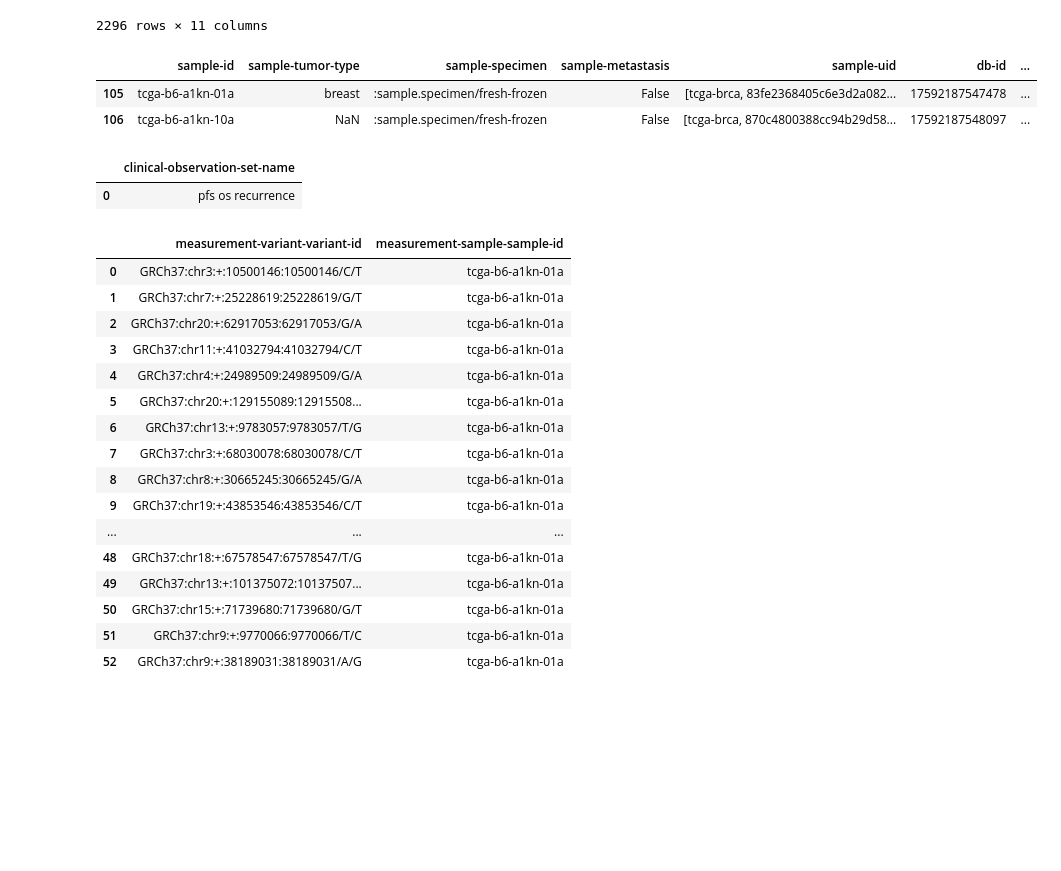
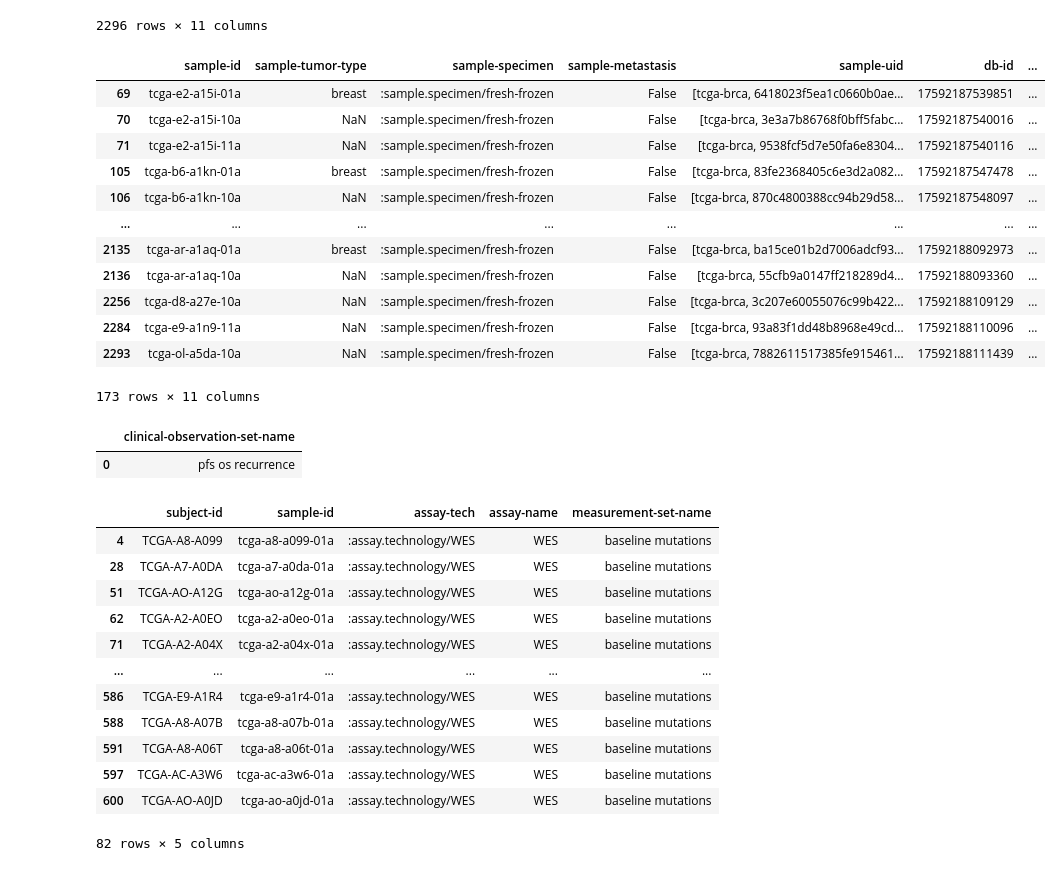
Before and after one commit to RCRF/patternq, a Jupyter notebook: examples/variant_analysis.ipynb, the cells around one changed output. Drawn from its saved outputs; the diff is of its cells as text; code cells hidden in the pictures; blank space fills up the shorter version.

```diff
--- a/examples/variant_analysis.ipynb
+++ b/examples/variant_analysis.ipynb
@@ -79,0 +61,5 @@ b27_sub
+# %%
+b27_matches = by_hla['subject-HLA-B-type'].astype('string').str.contains("b_27")
+b27_matches.value_counts()
+b27_sub = by_hla[b27_matches]
+b27_sub
@@ -80,6 +80,6 @@ b27_sub
 # %%
-sub_id = "TCGA-B6-A1KN"
-assays_for_sub = pqd.assays_for_patient(sub_id, db_name='tcga-brca')
+sub_ids = b27_sub['subject-id'].unique().tolist()
+assays_for_sub = pqd.assays_for_patients(sub_ids, db_name='tcga-brca')
 assays_for_sub
 # %% [output]
 |  | subject-id | sample-id | assay-tech | assay-name | measurement-set-name |
@@ -108,12 +113,22 @@ samples
 | 2295 | tcga-bh-a0b1-01a | breast | :sample.specimen/fresh-frozen | False | [tcga-brca, 78ff94f90b8de61759b45... | 17592188118826 | ... |
 2296 rows × 11 columns
 # %%
-samples_sub = samples[samples["sample-subject-subject-id"] == sub_id]
+samples_sub = samples[samples["sample-subject-subject-id"].apply(lambda x: x in sub_ids)]
 samples_sub
 # %% [output]
 |  | sample-id | sample-tumor-type | sample-specimen | sample-metastasis | sample-uid | db-id | ... |
+| 69 | tcga-e2-a15i-01a | breast | :sample.specimen/fresh-frozen | False | [tcga-brca, 6418023f5ea1c0660b0ae... | 17592187539851 | ... |
+| 70 | tcga-e2-a15i-10a | NaN | :sample.specimen/fresh-frozen | False | [tcga-brca, 3e3a7b86768f0bff5fabc... | 17592187540016 | ... |
+| 71 | tcga-e2-a15i-11a | NaN | :sample.specimen/fresh-frozen | False | [tcga-brca, 9538fcf5d7e50fa6e8304... | 17592187540116 | ... |
 | 105 | tcga-b6-a1kn-01a | breast | :sample.specimen/fresh-frozen | False | [tcga-brca, 83fe2368405c6e3d2a082... | 17592187547478 | ... |
 | 106 | tcga-b6-a1kn-10a | NaN | :sample.specimen/fresh-frozen | False | [tcga-brca, 870c4800388cc94b29d58... | 17592187548097 | ... |
+| ... | ... | ... | ... | ... | ... | ... | ... |
+| 2135 | tcga-ar-a1aq-01a | breast | :sample.specimen/fresh-frozen | False | [tcga-brca, ba15ce01b2d7006adcf93... | 17592188092973 | ... |
+| 2136 | tcga-ar-a1aq-10a | NaN | :sample.specimen/fresh-frozen | False | [tcga-brca, 55cfb9a0147ff218289d4... | 17592188093360 | ... |
+| 2256 | tcga-d8-a27e-10a | NaN | :sample.specimen/fresh-frozen | False | [tcga-brca, 3c207e60055076c99b422... | 17592188109129 | ... |
+| 2284 | tcga-e9-a1n9-11a | NaN | :sample.specimen/fresh-frozen | False | [tcga-brca, 93a83f1dd48b8968e49cd... | 17592188110096 | ... |
+| 2293 | tcga-ol-a5da-10a | NaN | :sample.specimen/fresh-frozen | False | [tcga-brca, 7882611517385fe915461... | 17592188111439 | ... |
+173 rows × 11 columns
 # %%
 clin_sum = pqd.clinical_summary("tcga-brca", db_name='tcga-brca')
 clin_sum
@@ -121,25 +136,19 @@ clin_sum
 |  | clinical-observation-set-name |
 | 0 | pfs os recurrence |
 # %%
-sample_for_meas = assays_for_sub[assays_for_sub['measurement-set-name'] == 'baseline mutations']
-sample_for_meas = sample_for_meas.iloc[0]['sample-id']
-sample_meas = pqd.sample_measurements('tcga-brca', 'baseline mutations', sample_for_meas, db_name='tcga-brca')
-sample_meas
+samples_for_meas = assays_for_sub[assays_for_sub['measurement-set-name'] == 'baseline mutations']
+samples_for_meas
 # %% [output]
-|  | measurement-variant-variant-id | measurement-sample-sample-id |
-| 0 | GRCh37:chr3:+:10500146:10500146/C/T | tcga-b6-a1kn-01a |
-| 1 | GRCh37:chr7:+:25228619:25228619/G/T | tcga-b6-a1kn-01a |
-| 2 | GRCh37:chr20:+:62917053:62917053/G/A | tcga-b6-a1kn-01a |
-| 3 | GRCh37:chr11:+:41032794:41032794/C/T | tcga-b6-a1kn-01a |
-| 4 | GRCh37:chr4:+:24989509:24989509/G/A | tcga-b6-a1kn-01a |
-| 5 | GRCh37:chr20:+:129155089:12915508... | tcga-b6-a1kn-01a |
-| 6 | GRCh37:chr13:+:9783057:9783057/T/G | tcga-b6-a1kn-01a |
-| 7 | GRCh37:chr3:+:68030078:68030078/C/T | tcga-b6-a1kn-01a |
-| 8 | GRCh37:chr8:+:30665245:30665245/G/A | tcga-b6-a1kn-01a |
-| 9 | GRCh37:chr19:+:43853546:43853546/C/T | tcga-b6-a1kn-01a |
-| ... | ... | ... |
-| 48 | GRCh37:chr18:+:67578547:67578547/T/G | tcga-b6-a1kn-01a |
-| 49 | GRCh37:chr13:+:101375072:10137507... | tcga-b6-a1kn-01a |
-| 50 | GRCh37:chr15:+:71739680:71739680/G/T | tcga-b6-a1kn-01a |
-| 51 | GRCh37:chr9:+:9770066:9770066/T/C | tcga-b6-a1kn-01a |
-| 52 | GRCh37:chr9:+:38189031:38189031/A/G | tcga-b6-a1kn-01a |
+|  | subject-id | sample-id | assay-tech | assay-name | measurement-set-name |
+| 4 | TCGA-A8-A099 | tcga-a8-a099-01a | :assay.technology/WES | WES | baseline mutations |
+| 28 | TCGA-A7-A0DA | tcga-a7-a0da-01a | :assay.technology/WES | WES | baseline mutations |
+| 51 | TCGA-AO-A12G | tcga-ao-a12g-01a | :assay.technology/WES | WES | baseline mutations |
+| 62 | TCGA-A2-A0EO | tcga-a2-a0eo-01a | :assay.technology/WES | WES | baseline mutations |
+| 71 | TCGA-A2-A04X | tcga-a2-a04x-01a | :assay.technology/WES | WES | baseline mutations |
+| ... | ... | ... | ... | ... | ... |
+| 586 | TCGA-E9-A1R4 | tcga-e9-a1r4-01a | :assay.technology/WES | WES | baseline mutations |
+| 588 | TCGA-A8-A07B | tcga-a8-a07b-01a | :assay.technology/WES | WES | baseline mutations |
+| 591 | TCGA-A8-A06T | tcga-a8-a06t-01a | :assay.technology/WES | WES | baseline mutations |
+| 597 | TCGA-AC-A3W6 | tcga-ac-a3w6-01a | :assay.technology/WES | WES | baseline mutations |
+| 600 | TCGA-AO-A0JD | tcga-ao-a0jd-01a | :assay.technology/WES | WES | baseline mutations |
+82 rows × 5 columns
```
Also changed, not shown: parts of 11 cells of this notebook, 2 other files.
